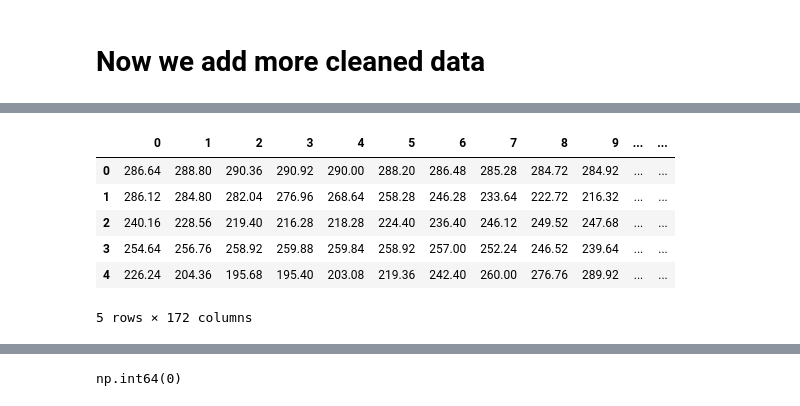
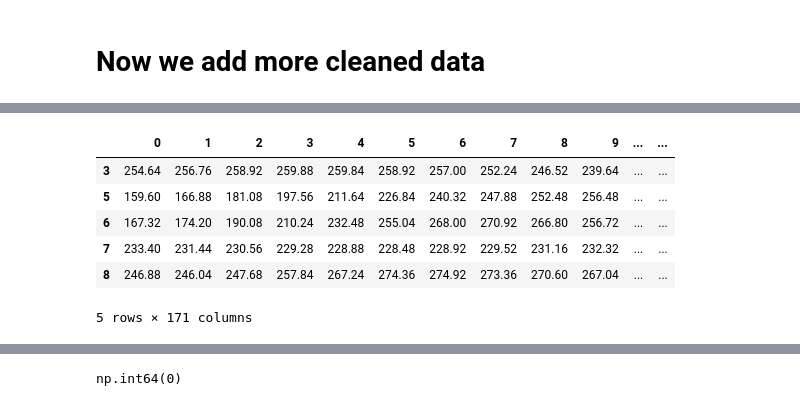
Before and after one commit to xuyfe/eigenjumps, a Jupyter notebook: svd_dummy.ipynb, the cells around one changed output, grey strips where cells are left out. Saved outputs shown, nothing was run; the diff lists cells and outputs as text; code cells hidden in the pictures.

```diff
--- a/svd_dummy.ipynb
+++ b/svd_dummy.ipynb
@@ -119,14 +147,15 @@ matthew.head()
 # %%
 owen = pd.read_csv("Math_232_Data/data/Owen_filtered.csv")
-owen = owen.iloc[:, 1:] # remove weird jumps
+owen = owen.iloc[:, 1:171]
+owen = owen.drop(index = [0, 1, 2, 4, 9])
 owen.columns = list(range(len(owen.columns)))
 owen["label"] = "Owen"
 owen.head()
 # %% [output]
 |  | 0 | 1 | 2 | 3 | 4 | 5 | 6 | 7 | 8 | 9 | ... | ... |
-| 0 | 286.64 | 288.80 | 290.36 | 290.92 | 290.00 | 288.20 | 286.48 | 285.28 | 284.72 | 284.92 | ... | ... |
-| 1 | 286.12 | 284.80 | 282.04 | 276.96 | 268.64 | 258.28 | 246.28 | 233.64 | 222.72 | 216.32 | ... | ... |
-| 2 | 240.16 | 228.56 | 219.40 | 216.28 | 218.28 | 224.40 | 236.40 | 246.12 | 249.52 | 247.68 | ... | ... |
 | 3 | 254.64 | 256.76 | 258.92 | 259.88 | 259.84 | 258.92 | 257.00 | 252.24 | 246.52 | 239.64 | ... | ... |
-| 4 | 226.24 | 204.36 | 195.68 | 195.40 | 203.08 | 219.36 | 242.40 | 260.00 | 276.76 | 289.92 | ... | ... |
+| 5 | 159.60 | 166.88 | 181.08 | 197.56 | 211.64 | 226.84 | 240.32 | 247.88 | 252.48 | 256.48 | ... | ... |
+| 6 | 167.32 | 174.20 | 190.08 | 210.24 | 232.48 | 255.04 | 268.00 | 270.92 | 266.80 | 256.72 | ... | ... |
+| 7 | 233.40 | 231.44 | 230.56 | 229.28 | 228.88 | 228.48 | 228.92 | 229.52 | 231.16 | 232.32 | ... | ... |
+| 8 | 246.88 | 246.04 | 247.68 | 257.84 | 267.24 | 274.36 | 274.92 | 273.36 | 270.60 | 267.04 | ... | ... |
-5 rows × 172 columns
+5 rows × 171 columns
```
Also changed, not shown: parts of 37 cells of this notebook, 5 other files.
